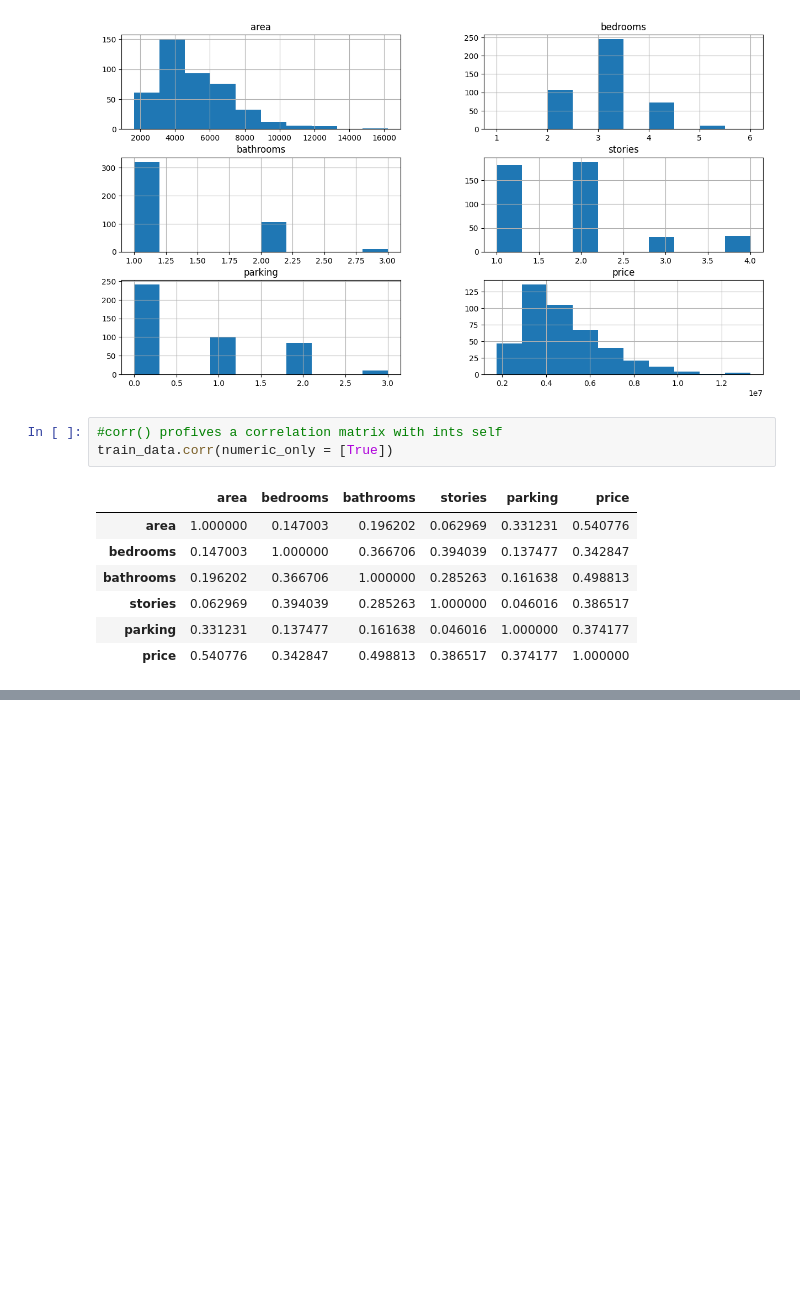
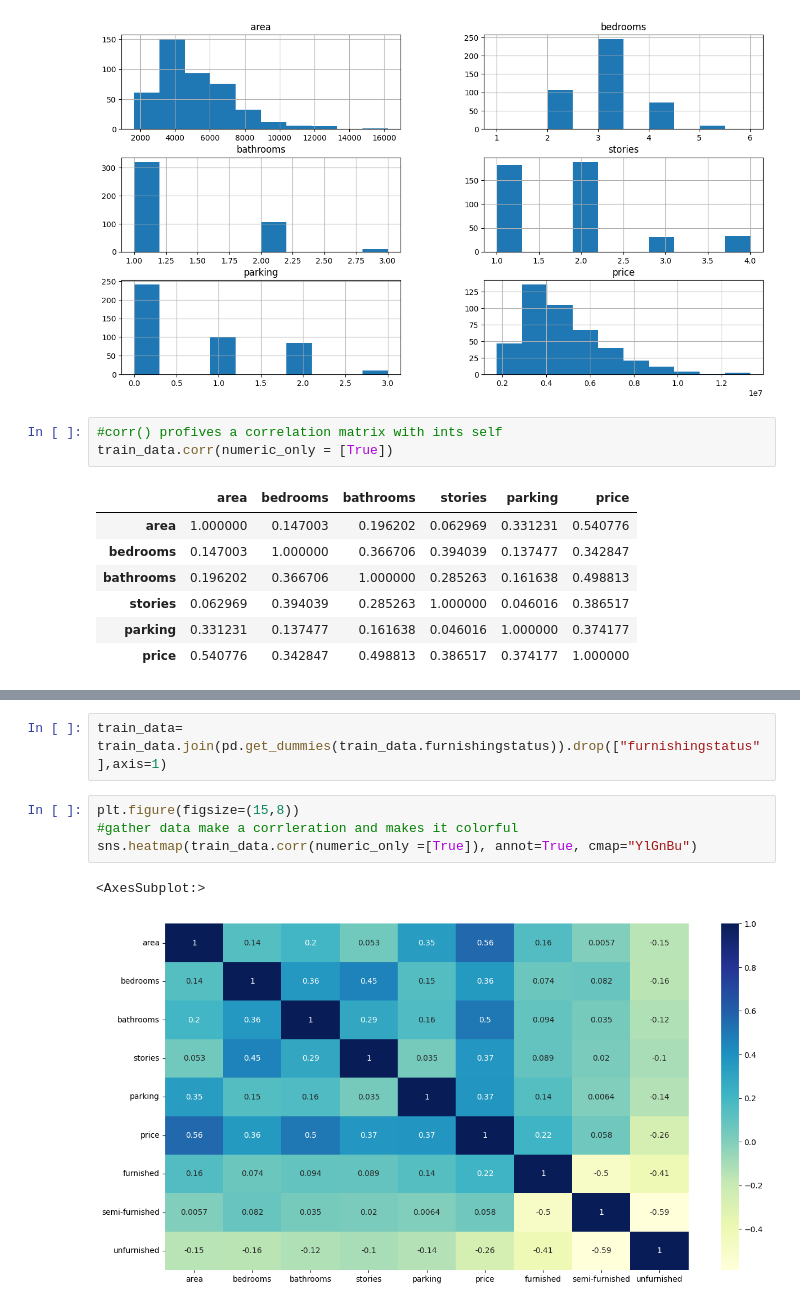
Before and after one commit to aalsaedi265/Hourse_predict, a Jupyter notebook: homeManip.ipynb, the cells around one changed output, grey strips where cells are left out. Cells and saved outputs as stored; diff of their text form; blank space fills up the shorter version.

```diff
--- a/homeManip.ipynb
+++ b/homeManip.ipynb
@@ -103,0 +146,9 @@ sns.heatmap(train_data.corr(numeric_only =[True]), annot=True, cmap="YlGnBu")
+# %%
+train_data= train_data.join(pd.get_dummies(train_data.furnishingstatus)).drop(["furnishingstatus"],axis=1)
+# %%
+plt.figure(figsize=(15,8))
+#gather data make a corrleration and makes it colorful
+sns.heatmap(train_data.corr(numeric_only =[True]), annot=True, cmap="YlGnBu")
+# %% [output]
+<AxesSubplot:>
+[figure, added]
```
Also changed, not shown: parts of 8 cells of this notebook.
